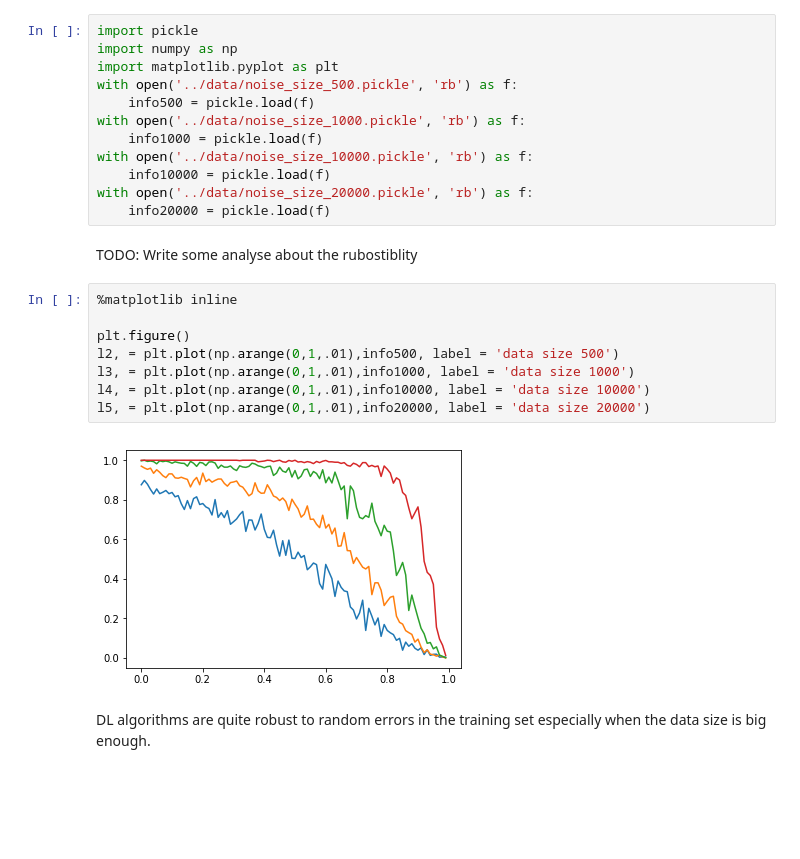
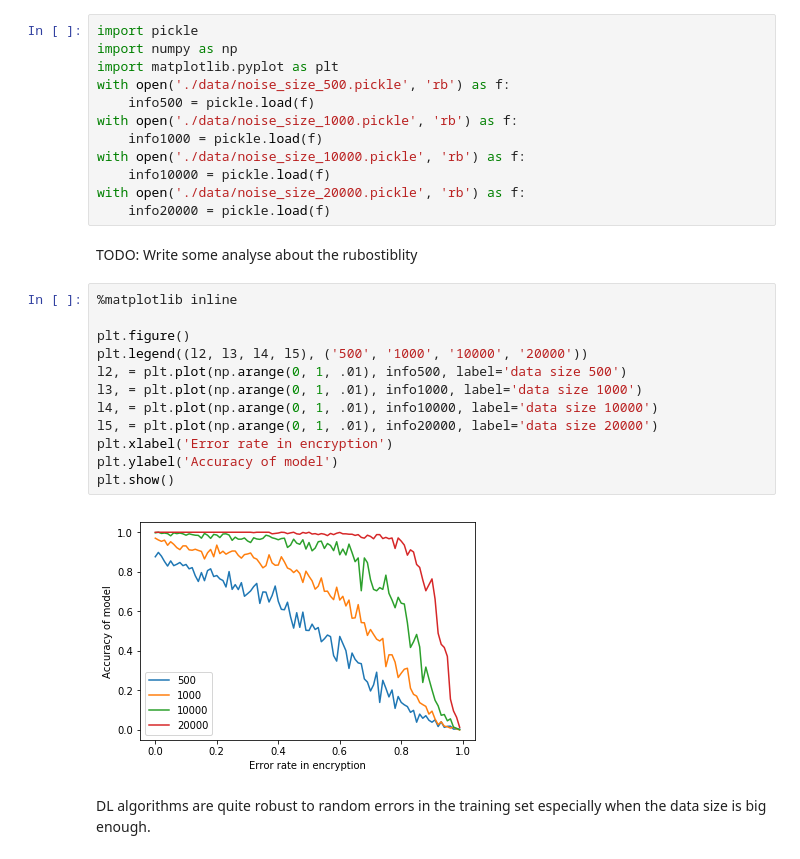
Before and after one commit to xihajun/Data-Science-Deep-learning-Sam-Jun, a Jupyter notebook: project summary/project.ipynb, the cells around one changed output. Drawn from its saved outputs; the diff is of its cells as text; blank space fills up the shorter version.

```diff
--- a/project summary/project.ipynb
+++ b/project summary/project.ipynb
@@ -1615,26 +1808,30 @@ It takes hours to get the curves, the python file is
 import pickle
 import numpy as np
 import matplotlib.pyplot as plt
-with open('../data/noise_size_500.pickle', 'rb') as f:
+with open('./data/noise_size_500.pickle', 'rb') as f:
     info500 = pickle.load(f)
-with open('../data/noise_size_1000.pickle', 'rb') as f:
+with open('./data/noise_size_1000.pickle', 'rb') as f:
     info1000 = pickle.load(f)
-with open('../data/noise_size_10000.pickle', 'rb') as f:
+with open('./data/noise_size_10000.pickle', 'rb') as f:
     info10000 = pickle.load(f)
-with open('../data/noise_size_20000.pickle', 'rb') as f:
+with open('./data/noise_size_20000.pickle', 'rb') as f:
     info20000 = pickle.load(f)
 # %% [markdown]
 TODO: Write some analyse about the rubostiblity
 # %%
 %matplotlib inline
 
 plt.figure()
-l2, = plt.plot(np.arange(0,1,.01),info500, label = 'data size 500')
-l3, = plt.plot(np.arange(0,1,.01),info1000, label = 'data size 1000')
-l4, = plt.plot(np.arange(0,1,.01),info10000, label = 'data size 10000')
-l5, = plt.plot(np.arange(0,1,.01),info20000, label = 'data size 20000')
+plt.legend((l2, l3, l4, l5), ('500', '1000', '10000', '20000'))
+l2, = plt.plot(np.arange(0, 1, .01), info500, label='data size 500')
+l3, = plt.plot(np.arange(0, 1, .01), info1000, label='data size 1000')
+l4, = plt.plot(np.arange(0, 1, .01), info10000, label='data size 10000')
+l5, = plt.plot(np.arange(0, 1, .01), info20000, label='data size 20000')
+plt.xlabel('Error rate in encryption')
+plt.ylabel('Accuracy of model')
+plt.show()
 # %% [output]
-[figure, old version]
+[figure, new version]
 # %% [markdown]
 DL algorithms are quite robust to random errors in the training set especially when the data size is big enough.
 # %% [markdown]
```
Also changed, not shown: parts of 95 cells of this notebook.
